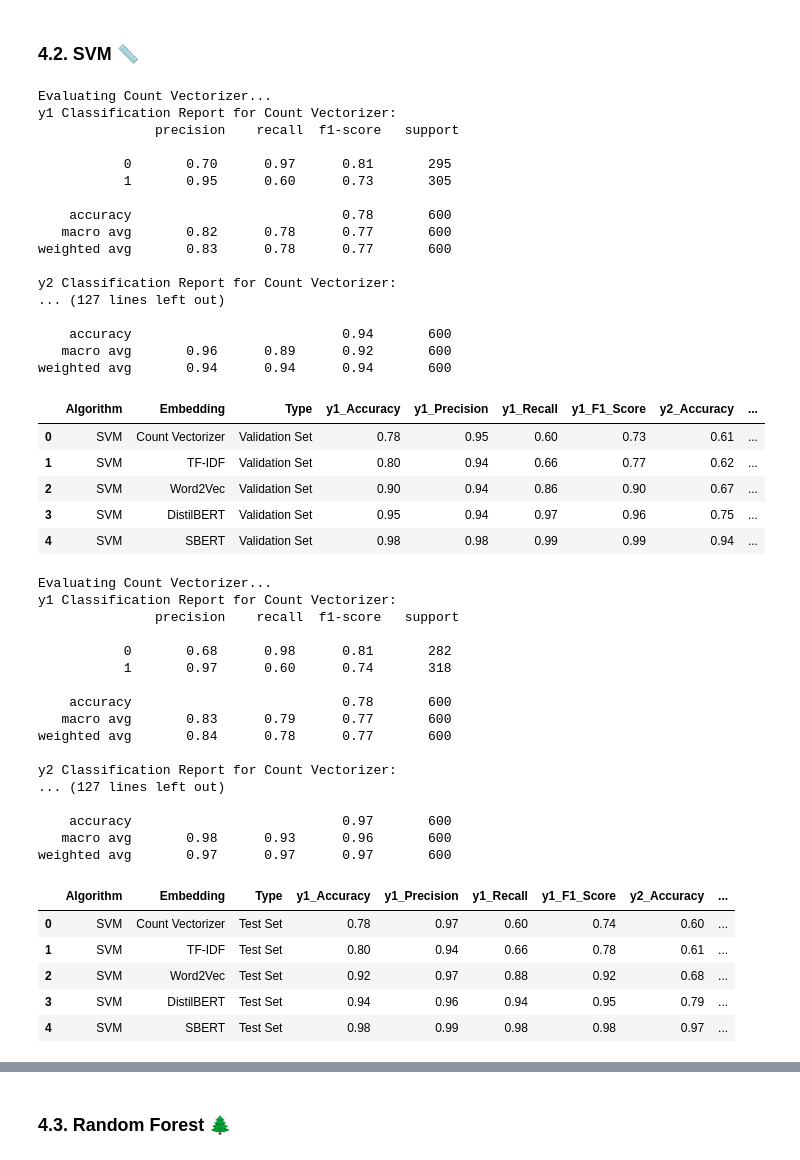
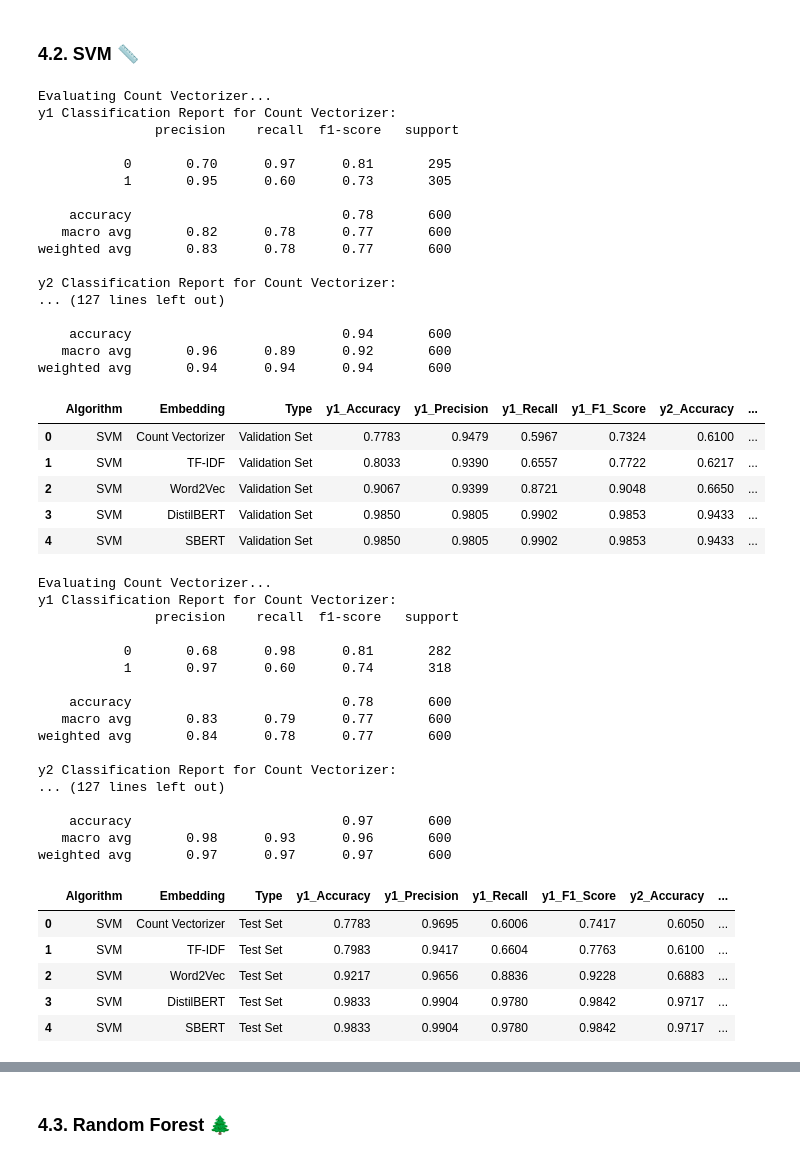
Before and after one commit to junxianyong/INF2008_P1-08, a Jupyter notebook: scam_detection/scam_detection.ipynb, the cells around one changed output, grey strips where cells are left out. Drawn from its saved outputs; the diff is of its cells as text; code cells hidden in the pictures.

```diff
--- a/scam_detection/scam_detection.ipynb
+++ b/scam_detection/scam_detection.ipynb
@@ -18,7 +18,7 @@ import time
 
 # Set this to True if you want to use pre-saved embeddings for BERT & SBERT
 # As BERT/SBERT embeddings are very slow to generate if on CPU (~15+ minutes)
-use_saved_embeddings = False
+use_saved_embeddings = True
 # %% [markdown]
 ## 1. Load the Data 📥
 # %%
@@ -332,8 +331,8 @@ Sentence BERT is a modification of the BERT architecture that generates semantic
 from sentence_transformers import SentenceTransformer
 
 if use_saved_embeddings:
-    X_distil_bert = np.load("sbert_embeddings.npy")
-    print("Loaded saved embeddings:", X_distil_bert.shape)
+    X_sbert = np.load("sbert_embeddings.npy")
+    print("Loaded saved embeddings:", X_sbert.shape)
 else:
     # Load pre-trained SBERT model
     sbert_model = SentenceTransformer('all-MiniLM-L6-v2')
@@ -756,10 +757,10 @@ for embedding, data in embedding_data.items():
 
         # Store results in the row with unique column names
         row[f"Type"] = "Validation Set"
-        row[f"{label_name}_Accuracy"] = round(accuracy, 2)
-        row[f"{label_name}_Precision"] = round(precision, 2)
-        row[f"{label_name}_Recall"] = round(recall, 2)
-        row[f"{label_name}_F1_Score"] = round(f1, 2)
+        row[f"{label_name}_Accuracy"] = round(accuracy, 4)
+        row[f"{label_name}_Precision"] = round(precision, 4)
+        row[f"{label_name}_Recall"] = round(recall, 4)
+        row[f"{label_name}_F1_Score"] = round(f1, 4)
 
     # Append row to results list
     results.append(row)
@@ -872,10 +866,10 @@ for embedding, data in embedding_data.items():
 
         # Store results in the row with unique column names
         row[f"Type"] = "Test Set"
-        row[f"{label_name}_Accuracy"] = round(accuracy, 2)
-        row[f"{label_name}_Precision"] = round(precision, 2)
-        row[f"{label_name}_Recall"] = round(recall, 2)
-        row[f"{label_name}_F1_Score"] = round(f1, 2)
+        row[f"{label_name}_Accuracy"] = round(accuracy, 4)
+        row[f"{label_name}_Precision"] = round(precision, 4)
+        row[f"{label_name}_Recall"] = round(recall, 4)
+        row[f"{label_name}_F1_Score"] = round(f1, 4)
 
     # Append row to results list
     results.append(row)
@@ -1002,46 +982,46 @@ for embedding, data in embedding_data.items():
 
         # Store results in the row with unique column names
         row[f"Type"] = "Validation Set"
-        row[f"{label_name}_Accuracy"] = round(accuracy, 2)
-        row[f"{label_name}_Precision"] = round(precision, 2)
-        row[f"{label_name}_Recall"] = round(recall, 2)
-        row[f"{label_name}_F1_Score"] = round(f1, 2)
+        row[f"{label_name}_Accuracy"] = round(accuracy, 4)
+        row[f"{label_name}_Precision"] = round(precision, 4)
+        row[f"{label_name}_Recall"] = round(recall, 4)
+        row[f"{label_name}_F1_Score"] = round(f1, 4)
 
     # Append row to results list
     results.append(row)
 
 # Convert to DataFrame
 results_df = pd.DataFrame(results)
 
 # Append results to the combined dataframe
 combined_results_df = pd.concat([combined_results_df, results_df], ignore_index=True)
 
 # Display results
 results_df
 # %% [output]
 Evaluating Count Vectorizer...
 y1 Classification Report for Count Vectorizer:
                precision    recall  f1-score   support
 
            0       0.70      0.97      0.81       295
            1       0.95      0.60      0.73       305
 
     accuracy                           0.78       600
    macro avg       0.82      0.78      0.77       600
 weighted avg       0.83      0.78      0.77       600
 
 y2 Classification Report for Count Vectorizer:
 ... (127 lines left out)
 
     accuracy                           0.94       600
    macro avg       0.96      0.89      0.92       600
 weighted avg       0.94      0.94      0.94       600
 |  | Algorithm | Embedding | Type | y1_Accuracy | y1_Precision | y1_Recall | y1_F1_Score | y2_Accuracy | ... |
-| 0 | SVM | Count Vectorizer | Validation Set | 0.78 | 0.95 | 0.60 | 0.73 | 0.61 | ... |
-| 1 | SVM | TF-IDF | Validation Set | 0.80 | 0.94 | 0.66 | 0.77 | 0.62 | ... |
-| 2 | SVM | Word2Vec | Validation Set | 0.90 | 0.94 | 0.86 | 0.90 | 0.67 | ... |
-| 3 | SVM | DistilBERT | Validation Set | 0.95 | 0.94 | 0.97 | 0.96 | 0.75 | ... |
-| 4 | SVM | SBERT | Validation Set | 0.98 | 0.98 | 0.99 | 0.99 | 0.94 | ... |
+| 0 | SVM | Count Vectorizer | Validation Set | 0.7783 | 0.9479 | 0.5967 | 0.7324 | 0.6100 | ... |
+| 1 | SVM | TF-IDF | Validation Set | 0.8033 | 0.9390 | 0.6557 | 0.7722 | 0.6217 | ... |
+| 2 | SVM | Word2Vec | Validation Set | 0.9067 | 0.9399 | 0.8721 | 0.9048 | 0.6650 | ... |
+| 3 | SVM | DistilBERT | Validation Set | 0.9850 | 0.9805 | 0.9902 | 0.9853 | 0.9433 | ... |
+| 4 | SVM | SBERT | Validation Set | 0.9850 | 0.9805 | 0.9902 | 0.9853 | 0.9433 | ... |
 # %%
 # Do the same for the test set
 results = []
@@ -1066,10 +1046,10 @@ for embedding, data in embedding_data.items():
 
         # Store results in the row with unique column names
         row[f"Type"] = "Test Set"
-        row[f"{label_name}_Accuracy"] = round(accuracy, 2)
-        row[f"{label_name}_Precision"] = round(precision, 2)
-        row[f"{label_name}_Recall"] = round(recall, 2)
-        row[f"{label_name}_F1_Score"] = round(f1, 2)
+        row[f"{label_name}_Accuracy"] = round(accuracy, 4)
+        row[f"{label_name}_Precision"] = round(precision, 4)
+        row[f"{label_name}_Recall"] = round(recall, 4)
+        row[f"{label_name}_F1_Score"] = round(f1, 4)
 
     # Append row to results list
     results.append(row)
@@ -1101,11 +1081,11 @@ y2 Classification Report for Count Vectorizer:
    macro avg       0.98      0.93      0.96       600
 weighted avg       0.97      0.97      0.97       600
 |  | Algorithm | Embedding | Type | y1_Accuracy | y1_Precision | y1_Recall | y1_F1_Score | y2_Accuracy | ... |
-| 0 | SVM | Count Vectorizer | Test Set | 0.78 | 0.97 | 0.60 | 0.74 | 0.60 | ... |
-| 1 | SVM | TF-IDF | Test Set | 0.80 | 0.94 | 0.66 | 0.78 | 0.61 | ... |
-| 2 | SVM | Word2Vec | Test Set | 0.92 | 0.97 | 0.88 | 0.92 | 0.68 | ... |
-| 3 | SVM | DistilBERT | Test Set | 0.94 | 0.96 | 0.94 | 0.95 | 0.79 | ... |
-| 4 | SVM | SBERT | Test Set | 0.98 | 0.99 | 0.98 | 0.98 | 0.97 | ... |
+| 0 | SVM | Count Vectorizer | Test Set | 0.7783 | 0.9695 | 0.6006 | 0.7417 | 0.6050 | ... |
+| 1 | SVM | TF-IDF | Test Set | 0.7983 | 0.9417 | 0.6604 | 0.7763 | 0.6100 | ... |
+| 2 | SVM | Word2Vec | Test Set | 0.9217 | 0.9656 | 0.8836 | 0.9228 | 0.6883 | ... |
+| 3 | SVM | DistilBERT | Test Set | 0.9833 | 0.9904 | 0.9780 | 0.9842 | 0.9717 | ... |
+| 4 | SVM | SBERT | Test Set | 0.9833 | 0.9904 | 0.9780 | 0.9842 | 0.9717 | ... |
 # %%
 # For each embedding data, plot the confusion matrices
 for embedding, data in embedding_data.items():
```
Also changed, not shown: parts of 28 cells of this notebook, 1 other file.
